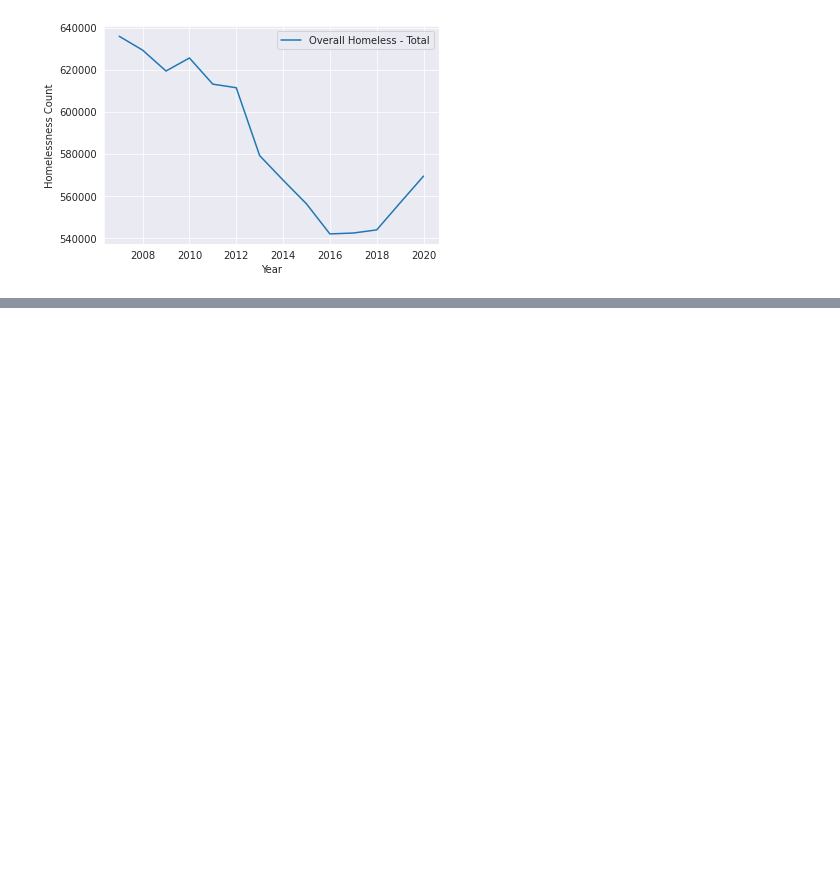
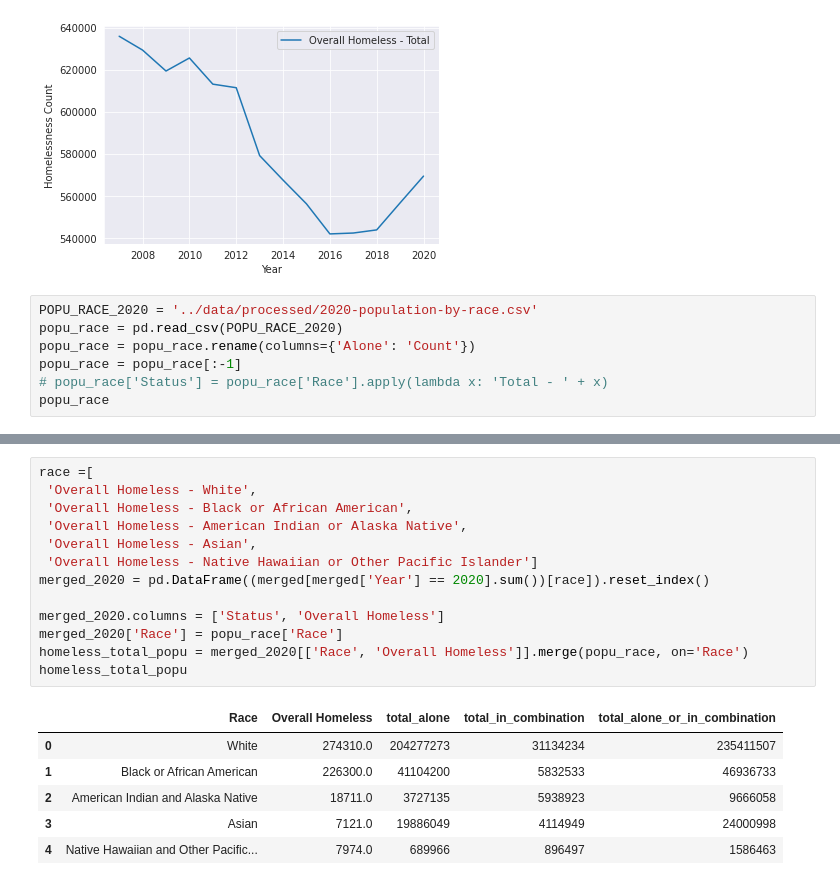
Before and after one commit to Jenniarlet/homeless_project, a Jupyter notebook: notebooks/homelessness_demographic_timeline_viz.ipynb, the cells around one changed output, grey strips where cells are left out. Cells and saved outputs as stored; diff of their text form; blank space fills up the shorter version.

```diff
--- a/notebooks/homelessness_demographic_timeline_viz.ipynb
+++ b/notebooks/homelessness_demographic_timeline_viz.ipynb
@@ -156,3 +157,10 @@ create_bplot(race[4:], 'Overall Homeless', 'Overall Homeless by race', palette='
 [figure]
 [figure]
 [figure]
+# %%
+POPU_RACE_2020 = '../data/processed/2020-population-by-race.csv'
+popu_race = pd.read_csv(POPU_RACE_2020)
+popu_race = popu_race.rename(columns={'Alone': 'Count'})
+popu_race = popu_race[:-1]
+# popu_race['Status'] = popu_race['Race'].apply(lambda x: 'Total - ' + x)
+popu_race
@@ -158,0 +174,20 @@ create_bplot(race[4:], 'Overall Homeless', 'Overall Homeless by race', palette='
+# %%
+race =[
+ 'Overall Homeless - White',
+ 'Overall Homeless - Black or African American',
+ 'Overall Homeless - American Indian or Alaska Native',
+ 'Overall Homeless - Asian',
+ 'Overall Homeless - Native Hawaiian or Other Pacific Islander']
+merged_2020 = pd.DataFrame((merged[merged['Year'] == 2020].sum())[race]).reset_index()
+
+merged_2020.columns = ['Status', 'Overall Homeless']
+merged_2020['Race'] = popu_race['Race']
+homeless_total_popu = merged_2020[['Race', 'Overall Homeless']].merge(popu_race, on='Race')
+homeless_total_popu
+# %% [output]
+|  | Race | Overall Homeless | total_alone | total_in_combination | total_alone_or_in_combination |
+| 0 | White | 274310.0 | 204277273 | 31134234 | 235411507 |
+| 1 | Black or African American | 226300.0 | 41104200 | 5832533 | 46936733 |
+| 2 | American Indian and Alaska Native | 18711.0 | 3727135 | 5938923 | 9666058 |
+| 3 | Asian | 7121.0 | 19886049 | 4114949 | 24000998 |
+| 4 | Native Hawaiian and Other Pacific... | 7974.0 | 689966 | 896497 | 1586463 |
```
Also changed, not shown: parts of 5 cells of this notebook, 1 other file.
